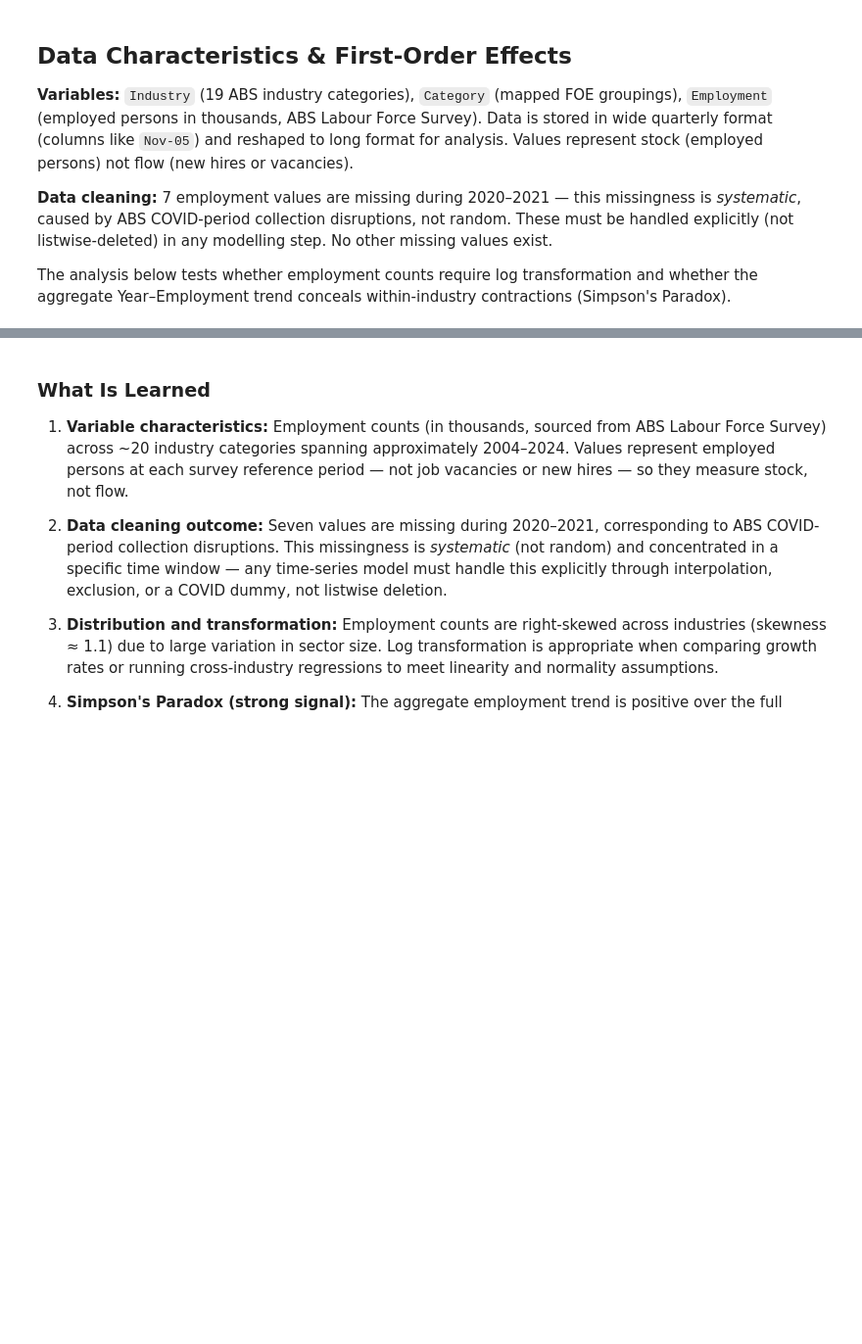
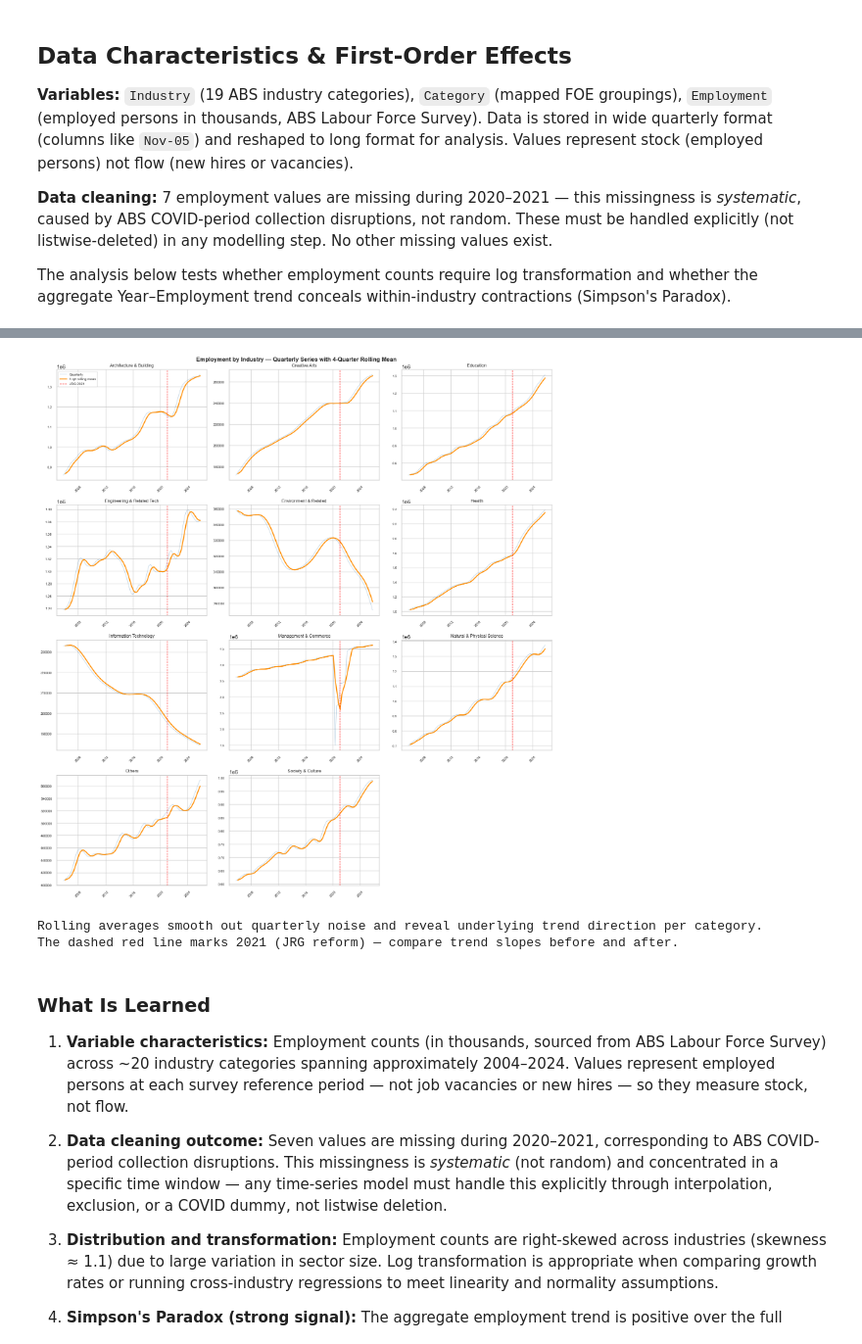
Before and after one commit to epie0003/ECC3479-Project-JRGS, a Jupyter notebook: docs/EDA analysis/Employment by Industry EDA.ipynb, the cells around one changed output, grey strips where cells are left out. Shown at 98% size. Drawn from its saved outputs; the diff is of its cells as text; code cells hidden in the pictures; blank space fills up the shorter version.

```diff
--- a/docs/EDA analysis/Employment by Industry EDA.ipynb
+++ b/docs/EDA analysis/Employment by Industry EDA.ipynb
@@ -574,3 +587,67 @@ plt.show()
+# %%
+from pathlib import Path
+import numpy as np, pandas as pd, matplotlib.pyplot as plt
+import seaborn as sns
+sns.set_theme(style='whitegrid')
+
+candidate_roots = [Path.cwd(), Path.cwd().parent, Path.cwd().parent.parent]
+clean_dir = next((r / 'data' / 'clean' for r in candidate_roots if (r / 'data' / 'clean').exists()), None)
+
+df = pd.read_csv(clean_dir / 'employment_by_industry_20y+keys.csv')
+id_cols = ['Industry', 'Category', 'CategoryKey']
+period_cols = [c for c in df.columns if c not in id_cols]
+for c in period_cols:
+    df[c] = pd.to_numeric(df[c], errors='coerce')
+
+emp = df.melt(id_vars=id_cols, value_vars=period_cols, var_name='PeriodLabel', value_name='Employment')
+emp['Period'] = pd.to_datetime(emp['PeriodLabel'], format='%b-%y', errors='coerce')
+mask = emp['Period'].isna()
+if mask.any():
+    emp.loc[mask, 'Period'] = pd.to_datetime(emp.loc[mask, 'PeriodLabel'], format='%b-%Y', errors='coerce')
+emp = emp.dropna(subset=['Period', 'Employment']).sort_values('Period')
+
+# Annual average by category, then 4-year rolling mean (4 × quarterly = 4-quarter smoothing)
+cat_q = emp.groupby(['Period', 'Category'])['Employment'].sum().reset_index()
+cat_q = cat_q.sort_values(['Category', 'Period'])
+cat_q['RollingMean'] = (
+    cat_q.groupby('Category')['Employment']
+    .transform(lambda s: s.rolling(window=4, min_periods=2).mean())
+)
+
+categories = sorted(cat_q['Category'].unique())
+n = len(categories)
+ncols = 3
+nrows = (n + ncols - 1) // ncols
+
+fig, axes = plt.subplots(nrows, ncols, figsize=(15, 4 * nrows), sharey=False)
+axes = axes.flatten()
+fig.suptitle("Employment by Industry — Quarterly Series with 4-Quarter Rolling Mean",
+             fontsize=12, fontweight='bold')
+
+for i, cat in enumerate(categories):
+    sub = cat_q[cat_q['Category'] == cat]
+    axes[i].plot(sub['Period'], sub['Employment'], color='steelblue', alpha=0.35, lw=1, label='Quarterly')
+    axes[i].plot(sub['Period'], sub['RollingMean'], color='darkorange', lw=2, label='4-qtr rolling mean')
+    axes[i].axvline(pd.Timestamp('2021-01-01'), color='red', ls='--', lw=1,
+                    label='JRG 2021' if i == 0 else '')
+    axes[i].set_title(cat, fontsize=9)
+    axes[i].tick_params(axis='x', rotation=45, labelsize=7)
+    axes[i].tick_params(axis='y', labelsize=7)
+    if i == 0:
+        axes[i].legend(fontsize=7)
+
+for j in range(i + 1, len(axes)):
+    axes[j].set_visible(False)
+
+plt.tight_layout()
+plt.show()
+
+print("Rolling averages smooth out quarterly noise and reveal underlying trend direction per category.")
+print("The dashed red line marks 2021 (JRG reform) — compare trend slopes before and after.")
+# %% [output]
+[figure, added]
+Rolling averages smooth out quarterly noise and reveal underlying trend direction per category.
+The dashed red line marks 2021 (JRG reform) — compare trend slopes before and after.
 # %% [markdown]
 ### What Is Learned
 
```
Also changed, not shown: parts of 2 cells of this notebook, 12 other files.
